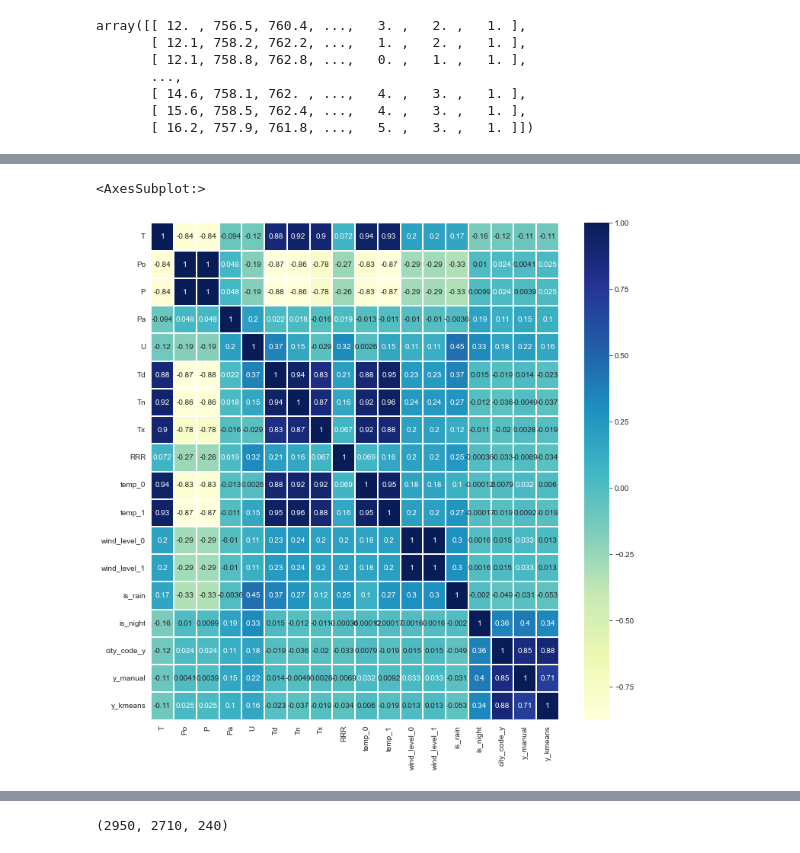
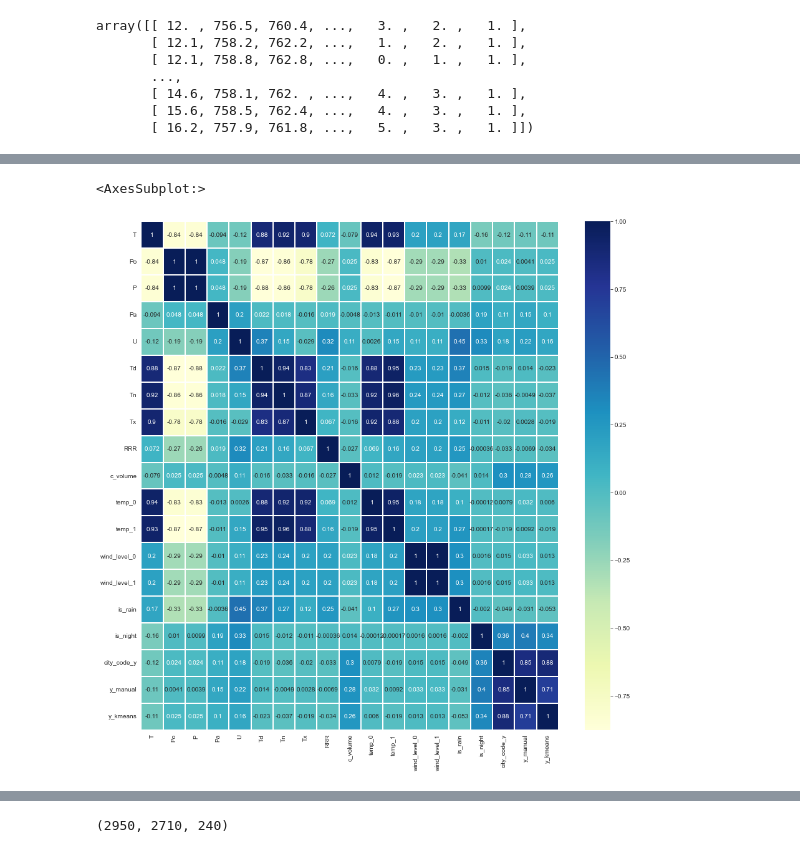
Before and after one commit to wshy1999/Fire_Alarm_Prediction, a Jupyter notebook: fire_shifted.ipynb, the cells around one changed output, grey strips where cells are left out. Saved outputs shown, nothing was run; the diff lists cells and outputs as text; code cells hidden in the pictures.

```diff
--- a/fire_shifted.ipynb
+++ b/fire_shifted.ipynb
@@ -90,9 +91,14 @@ fire_new
 | 2949 | 2022/3/26 14:00 | 16.2 | 757.9 | 761.8 | -0.6 | 62 | 从西北偏西方向吹来的风 | 2.0 | NaN | 11.0 | ... | ... |
 2950 rows × 34 columns
 # %%
+# now city_code_y is the future 3-hour alarm volume corresponding to the current 3-hour weather
 fire_new.loc[:, 'city_code_y'] = np.array(fire_data.loc[1:fire_data.shape[0], 'city_code_y'])
 fire_new.loc[:, 'y_manual'] = np.array(fire_data.loc[1:fire_data.shape[0], 'y_manual'])
 fire_new.loc[:, 'y_kmeans'] = np.array(fire_data.loc[1:fire_data.shape[0], 'y_kmeans'])
+
+# we add one more feature current 3-hour volume as input to predict future 3-hour volume
+# loc: fire_data.shape[0]-2 is included
+fire_new['c_volume'] = np.array(fire_data.loc[0:(fire_data.shape[0]-2), 'city_code_y'])
 fire_new
 # %% [output]
 |  | hz_time | T | Po | P | Pa | U | DD | Ff | ff10 | ff3 | ... | ... |
@@ -716,8 +724,10 @@ fire_new_copy
 # %%
 fy_cols = ['T', 'Po', 'P', 'Pa', 'U', 'Td', 'Tn', 'Tx', 'RRR',
+           'c_volume',
            'temp_0', 'temp_1', 'wind_level_0', 'wind_level_1', 'is_rain', 'is_night',
            'city_code_y', 'y_manual', 'y_kmeans'] # feature and y
 f_cols = ['T', 'Po', 'P', 'Pa', 'U', 'Td', 'Tn', 'Tx', 'RRR',
+          'c_volume',
            'temp_0', 'temp_1', 'wind_level_0', 'wind_level_1', 'is_rain', 'is_night'] # feature
 # %%
 fy_df = fire_new_copy[fy_cols]
@@ -870,12 +882,12 @@ fy_mm_df
 # %%
 import seaborn as sns
 # %%
-sns.set_context({'figure.figsize':[12, 12]})
+sns.set_context({'figure.figsize':[15, 15]})
 fy_mm_corr = fy_mm_df.corr()
 sns.heatmap(fy_mm_corr, cmap = 'YlGnBu', annot = True, linewidths = 0.05)
 # %% [output]
 <AxesSubplot:>
-[figure, old version]
+[figure, new version]
 # %%
 g_fy_mm = sns.PairGrid(fy_mm_df)
 g_fy_mm.map_diag(sns.kdeplot, lw = 3)
```
Also changed, not shown: parts of 40 cells of this notebook.
